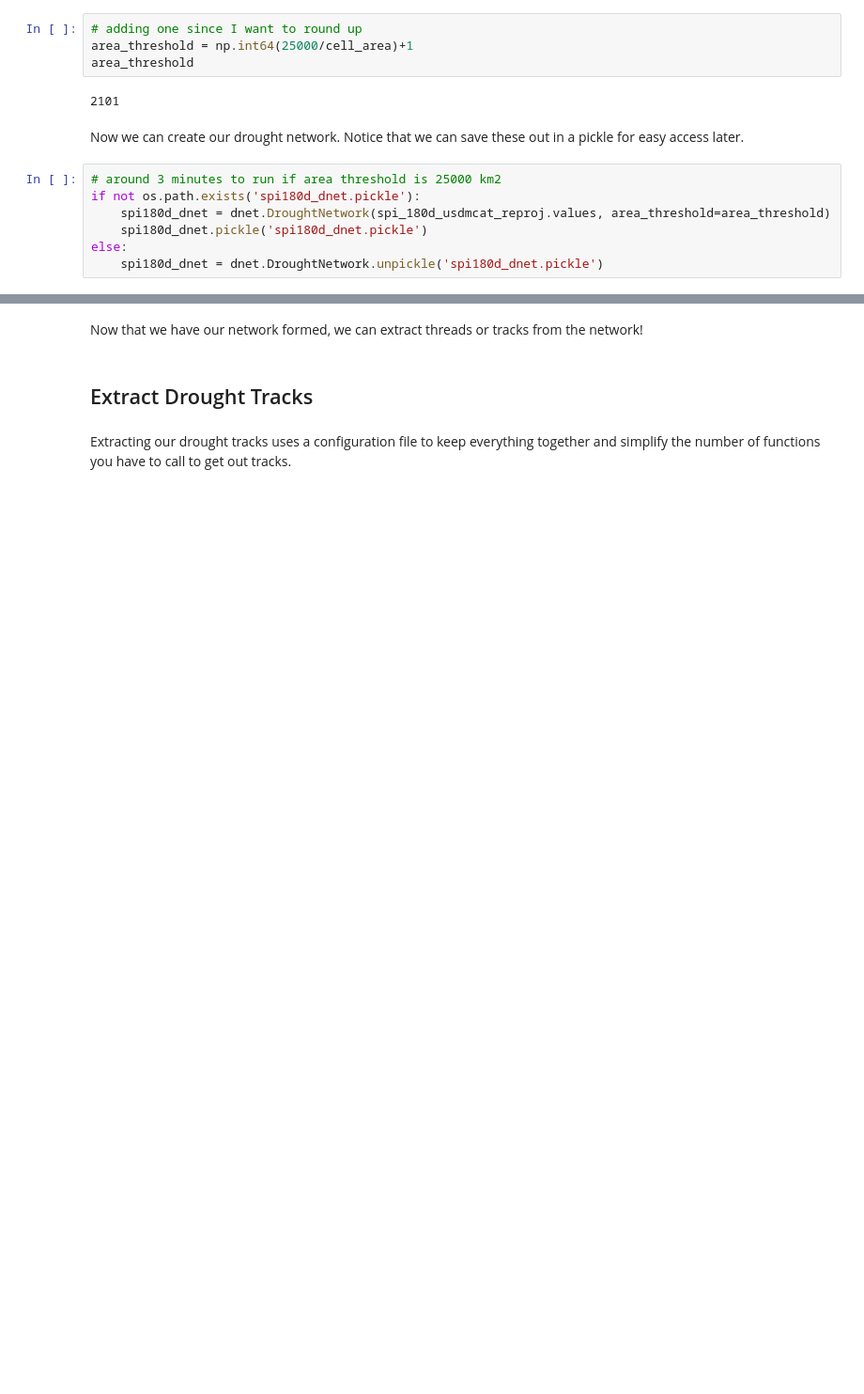
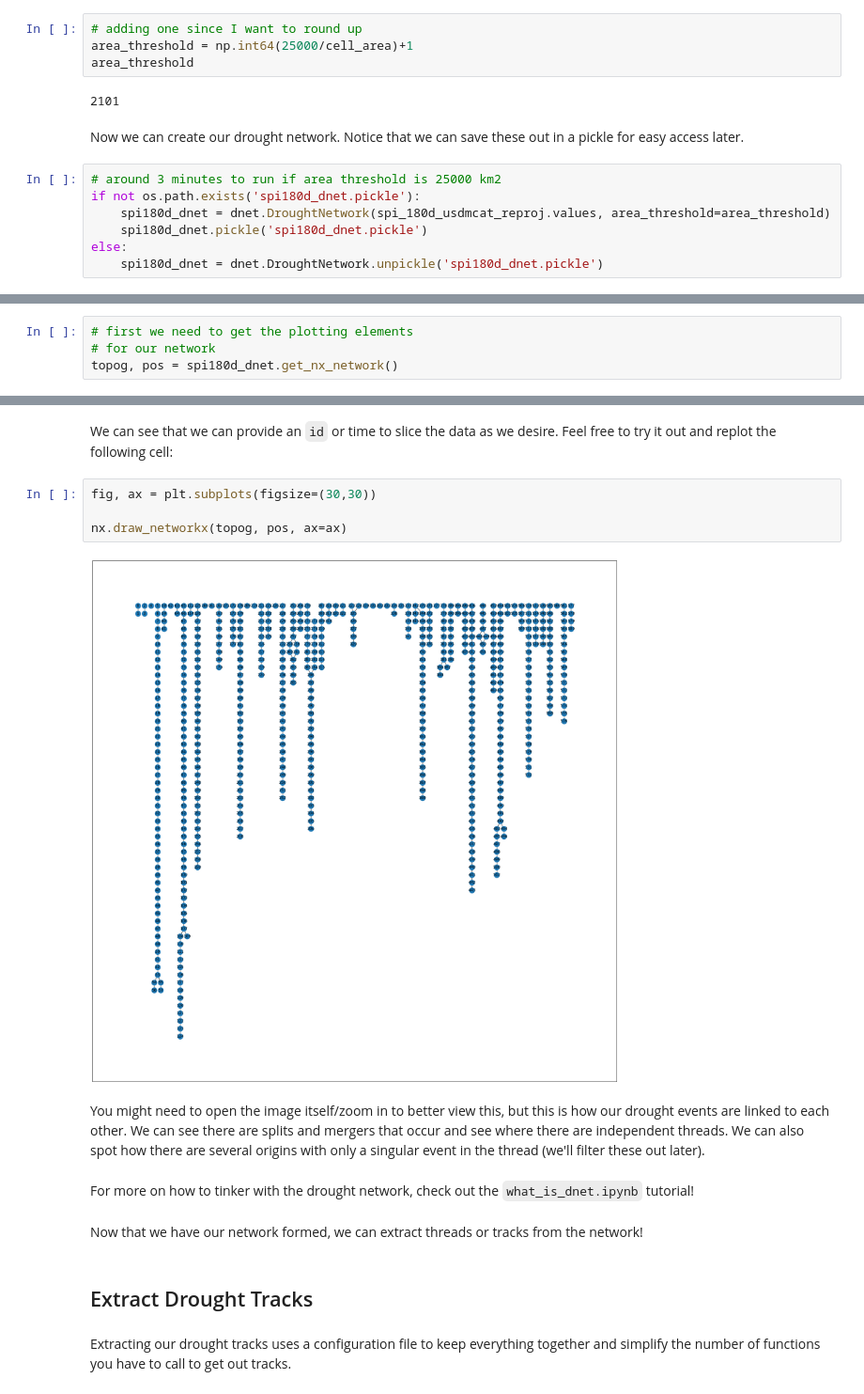
Before and after one commit to UW-Hydro/drought_impact, a Jupyter notebook: notebooks/tutorial/tutorial.ipynb, the cells around one changed output, grey strips where cells are left out. Shown at 94% size. Cells and saved outputs as stored; diff of their text form; blank space fills up the shorter version.

```diff
--- a/notebooks/tutorial/tutorial.ipynb
+++ b/notebooks/tutorial/tutorial.ipynb
@@ -187,0 +191,4 @@ else:
+# %%
+# first we need to get the plotting elements
+# for our network
+topog, pos = spi180d_dnet.get_nx_network()
@@ -188,3 +217,15 @@ else:
+# %% [markdown]
+We can see that we can provide an `id` or time to slice the data as we desire. Feel free to try it out and replot the following cell:
+# %%
+fig, ax = plt.subplots(figsize=(30,30))
+
+nx.draw_networkx(topog, pos, ax=ax)
+# %% [output]
+[figure, added]
+# %% [markdown]
+You might need to open the image itself/zoom in to better view this, but this is how our drought events are linked to each other. We can see there are splits and mergers that occur and see where there are independent threads. We can also spot how there are several origins with only a singular event in the thread (we'll filter these out later).
+# %% [markdown]
+For more on how to tinker with the drought network, check out the `what_is_dnet.ipynb` tutorial!
 # %% [markdown]
 Now that we have our network formed, we can extract threads or tracks from the network!
 # %% [markdown]
```
Also changed, not shown: parts of 6 cells of this notebook, 6 other files.
